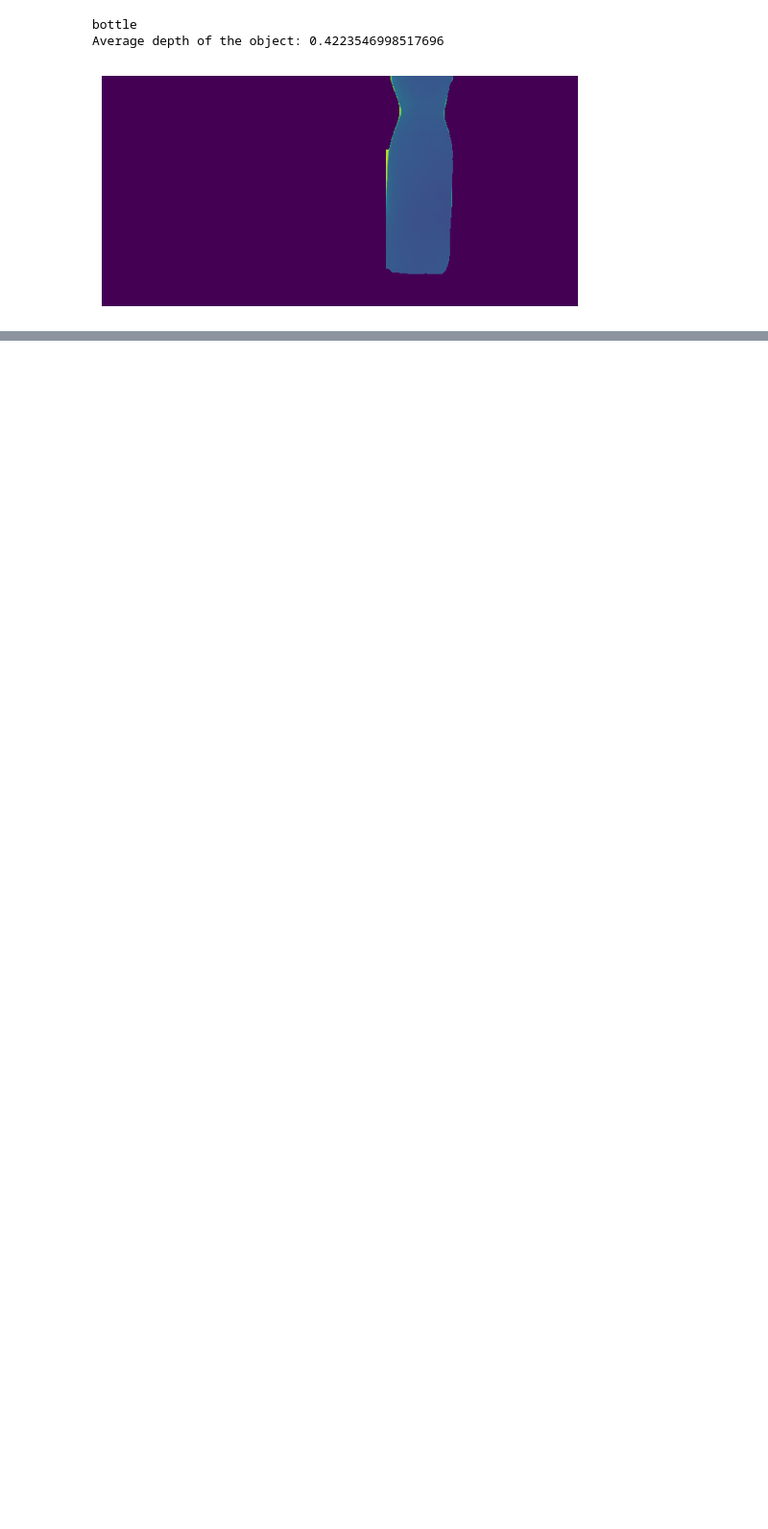
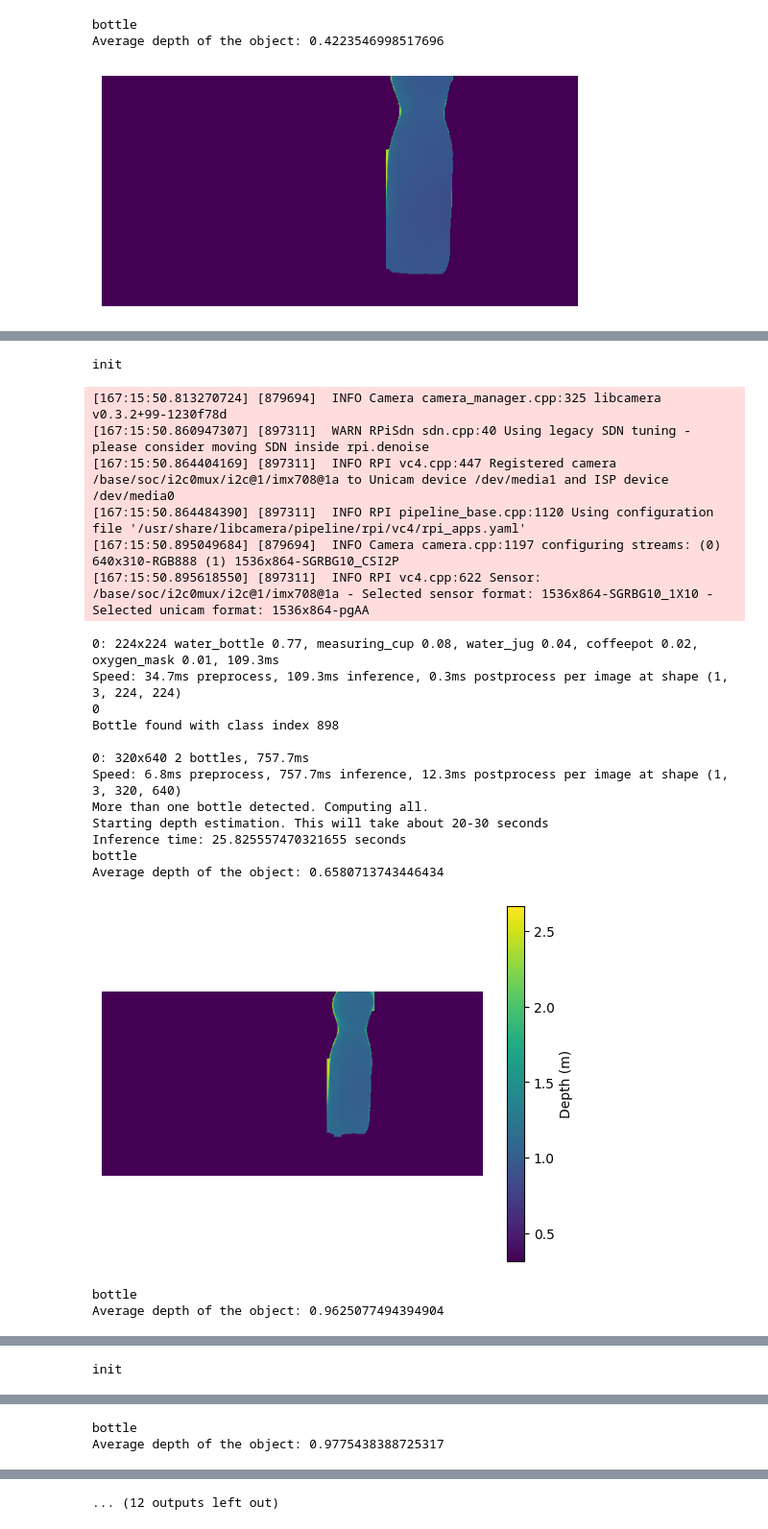
Before and after one commit to Binibeno/lightweight-vision, a Jupyter notebook: classifyThenDetect.ipynb, the cells around one changed output, grey strips where cells are left out. Shown at 96% size. Cells and saved outputs as stored; diff of their text form; code cells hidden in the pictures; blank space fills up the shorter version.

Commit message:
Model used for evalution

```diff
--- a/classifyThenDetect.ipynb
+++ b/classifyThenDetect.ipynb
@@ -178,7 +178,6 @@ def runModel():
 
     print("init")
     with Picamera2() as picam2:
-        global bottleFrameDetected, bottleBox, bottleMask, segmentResults
         # Initialize the Picamera2
         # picam2 = Picamera2()
 
@@ -350,6 +325,34 @@ Average depth of the object: 0.4223546998517696
 # %%
 # run entireModel 4 times
 runModel()
 runModel()
 runModel()
-runModel()
+
+
+# calculate error
+# calculate what is standard error
+# depth vs error
+#
+# %% [output]
+init
+[167:15:50.813270724] [879694]  INFO Camera camera_manager.cpp:325 libcamera v0.3.2+99-1230f78d
+[167:15:50.860947307] [897311]  WARN RPiSdn sdn.cpp:40 Using legacy SDN tuning - please consider moving SDN inside rpi.denoise
+[167:15:50.864404169] [897311]  INFO RPI vc4.cpp:447 Registered camera /base/soc/i2c0mux/i2c@1/imx708@1a to Unicam device /dev/media1 and ISP device /dev/media0
+[167:15:50.864484390] [897311]  INFO RPI pipeline_base.cpp:1120 Using configuration file '/usr/share/libcamera/pipeline/rpi/vc4/rpi_apps.yaml'
+[167:15:50.895049684] [879694]  INFO Camera camera.cpp:1197 configuring streams: (0) 640x310-RGB888 (1) 1536x864-SGRBG10_CSI2P
+[167:15:50.895618550] [897311]  INFO RPI vc4.cpp:622 Sensor: /base/soc/i2c0mux/i2c@1/imx708@1a - Selected sensor format: 1536x864-SGRBG10_1X10 - Selected unicam format: 1536x864-pgAA
+0: 224x224 water_bottle 0.77, measuring_cup 0.08, water_jug 0.04, coffeepot 0.02, oxygen_mask 0.01, 109.3ms
+Speed: 34.7ms preprocess, 109.3ms inference, 0.3ms postprocess per image at shape (1, 3, 224, 224)
+0
+Bottle found with class index 898
+
+0: 320x640 2 bottles, 757.7ms
+Speed: 6.8ms preprocess, 757.7ms inference, 12.3ms postprocess per image at shape (1, 3, 320, 640)
+More than one bottle detected. Computing all.
+Starting depth estimation. This will take about 20-30 seconds
+Inference time: 25.825557470321655 seconds
+bottle
+Average depth of the object: 0.6580713743446434
+[figure, added]
+bottle
+Average depth of the object: 0.9625077494394904
@@ -355,0 +360 @@ runModel()
+init
@@ -355,0 +380,2 @@ runModel()
+bottle
+Average depth of the object: 0.9775438388725317
@@ -355,0 +383 @@ runModel()
+... (12 outputs left out)
```
Also changed, not shown: parts of 2 cells of this notebook, 1 other file.
